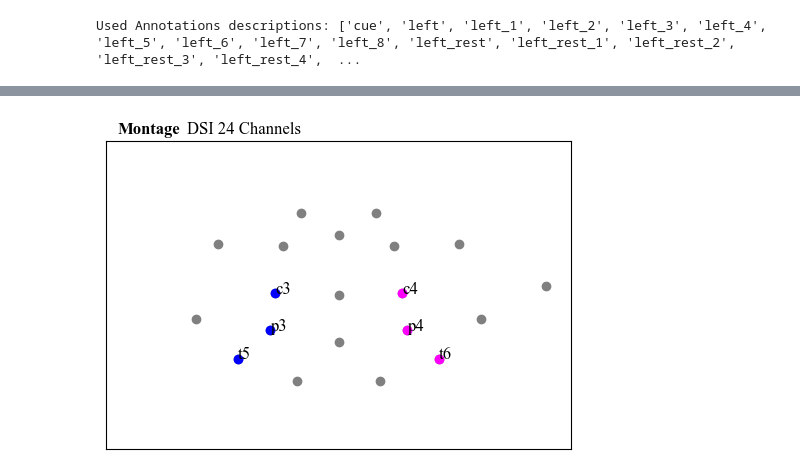
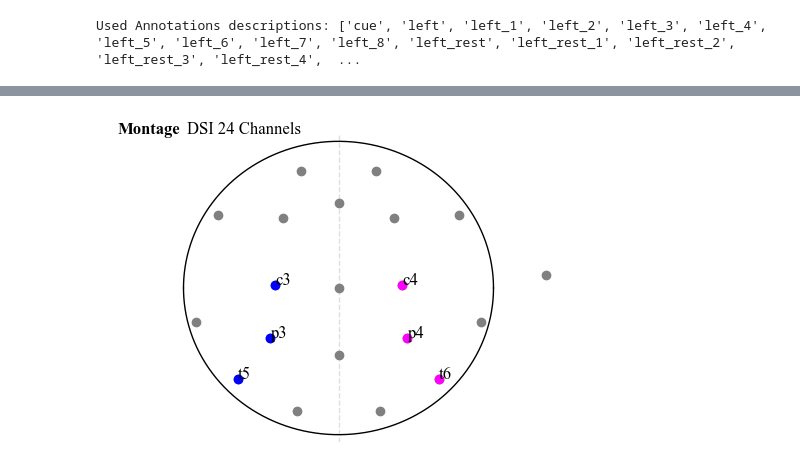
Before and after one commit to S-Shah-Lab/eeg_tools, a Jupyter notebook: tool_develop_motorimagery.ipynb, the cells around one changed output, grey strips where cells are left out. Saved outputs shown, nothing was run; the diff lists cells and outputs as text; code cells hidden in the pictures.

```diff
--- a/tool_develop_motorimagery.ipynb
+++ b/tool_develop_motorimagery.ipynb
@@ -433,22 +385,35 @@ isRight_ch = [x for x in eeg_dict.ch_central + eeg_dict.ch_parietal if x in EEG.
 isLeft =  np.array([True if x in isLeft_ch  else False for x in EEG.low(ch_setSLAP.get_labels())])
 isRight = np.array([True if x in isRight_ch else False for x in EEG.low(ch_setSLAP.get_labels())])
 # %%
+# Plot the electrodes used in the statistical tests
 plt.figure(figsize=(6,4))
 PLOT.show_electrode(eeg_dict.ch_location, EEG.low(list(np.array(ch_setSLAP.get_labels()))),
                     label=False, color='grey',   alpha_back=0)
 PLOT.show_electrode(eeg_dict.ch_location, EEG.low(list(np.array(ch_setSLAP.get_labels())[isLeft])),
                     label=True, color='blue',    alpha_back=0)
 
 PLOT.show_electrode(eeg_dict.ch_location, EEG.low(list(np.array(ch_setSLAP.get_labels())[isRight])),
                     label=True, color='magenta', alpha_back=0)
 lim = 1.5
 plt.xlim(-lim, lim)
-plt.ylim(-lim, lim)
+plt.ylim(-1.05, 1.05)
 plt.xticks([])
 plt.yticks([])
-plt.text(-lim*0.95, lim*1.05, f'Montage', weight='bold')
+plt.gca().spines['top'].set_visible(False)
+plt.gca().spines['right'].set_visible(False)
+plt.gca().spines['bottom'].set_visible(False)
+plt.gca().spines['left'].set_visible(False)
+plt.text(-lim*0.95, 1*1.05, f'Montage', weight='bold')
 split_text = montage_type.split('_')
-plt.text(-lim*0.65, lim*1.05, f'{split_text[0]} {split_text[1]} Channels')
+plt.text(-lim*0.65, 1*1.05, f'{split_text[0]} {split_text[1]} Channels')
+plt.axvline(0, lw=1, ls='--', color='grey', alpha=0.25)
+
+# Show the boundary of the head:
+r0 = 1
+theta = np.arange(0, np.pi, 0.01)
+plt.plot(r0 * np.cos(theta), r0 * np.sin(theta), color='black', lw=1)
+plt.plot(r0 * np.cos(theta), -r0 * np.sin(theta), color='black', lw=1)
+
 plt.show()
 # %% [output]
-[figure, old version]
+[figure, new version]
```
Also changed, not shown: parts of 28 cells of this notebook, 2 other files.
